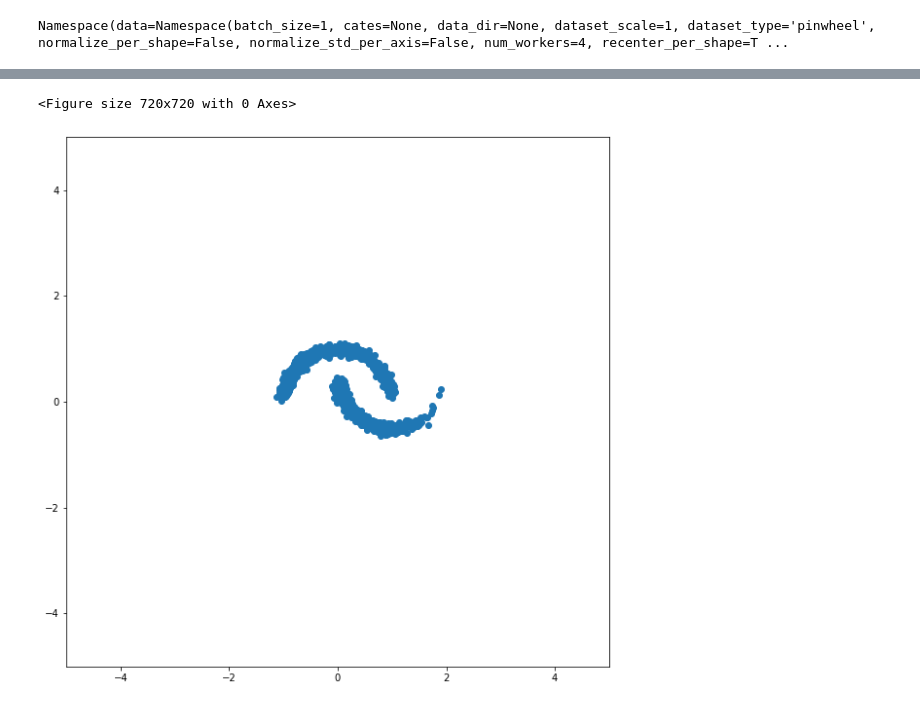
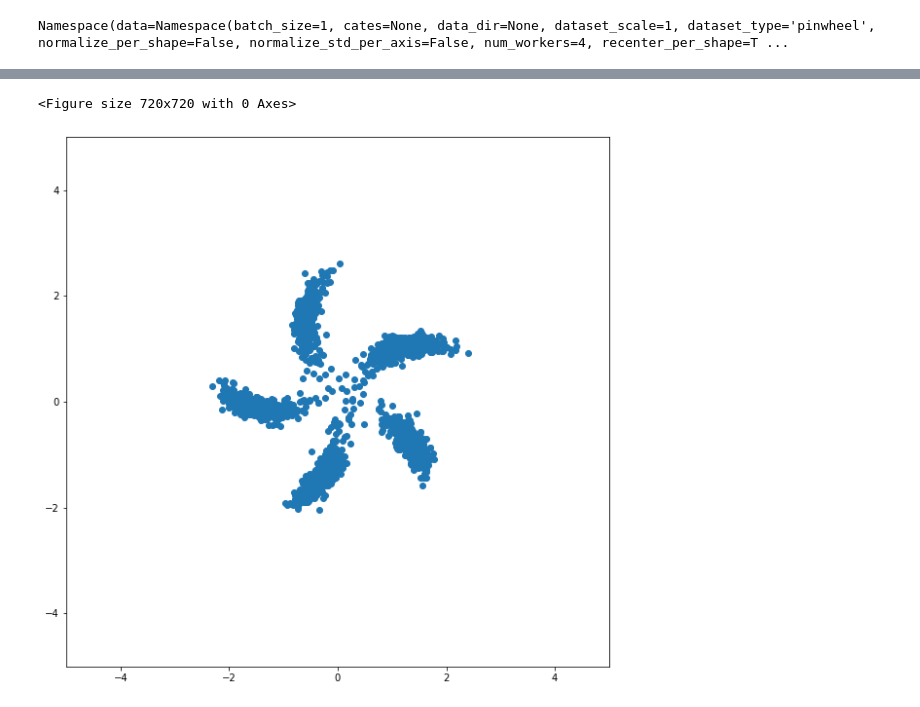
Before and after one commit to shekshaa/probML-Project, a Jupyter notebook: train_toy_2d.ipynb, the cells around one changed output, grey strips where cells are left out. Saved outputs shown, nothing was run; the diff lists cells and outputs as text; code cells hidden in the pictures.

```diff
--- a/train_toy_2d.ipynb
+++ b/train_toy_2d.ipynb
@@ -64,13 +62,13 @@ opt_criticnet, scheduler_criticnet = get_opt(critic_net.parameters(), cfg.traine
 
 k_iters = 5
 e_iters = 1
-epochs = 15000
+epochs = 20000
 itr = 0
 
 losses = []
 
 for epoch in range(epochs):
-    tr_pts = sample_data('moons', 2048).view(-1, 2)
+    tr_pts = sample_data('pinwheel', 4096).view(-1, 2)
 
     score_net.train()
     critic_net.train()
@@ -188,7 +186,7 @@ plt.show()
 # %%
-x_final = langevin_dynamics_lsd(score_net, l=0.01, e=.05, num_points=2048)
+x_final = langevin_dynamics_lsd(score_net, l=0.004, e=.05, num_points=2048)
 fig = plt.figure(figsize=(10, 10))
 visualize_2d(x_final)
 # %% [output]
 <Figure size 720x720 with 0 Axes>
-[figure, old version]
+[figure, new version]
```
Also changed, not shown: parts of 5 cells of this notebook.
